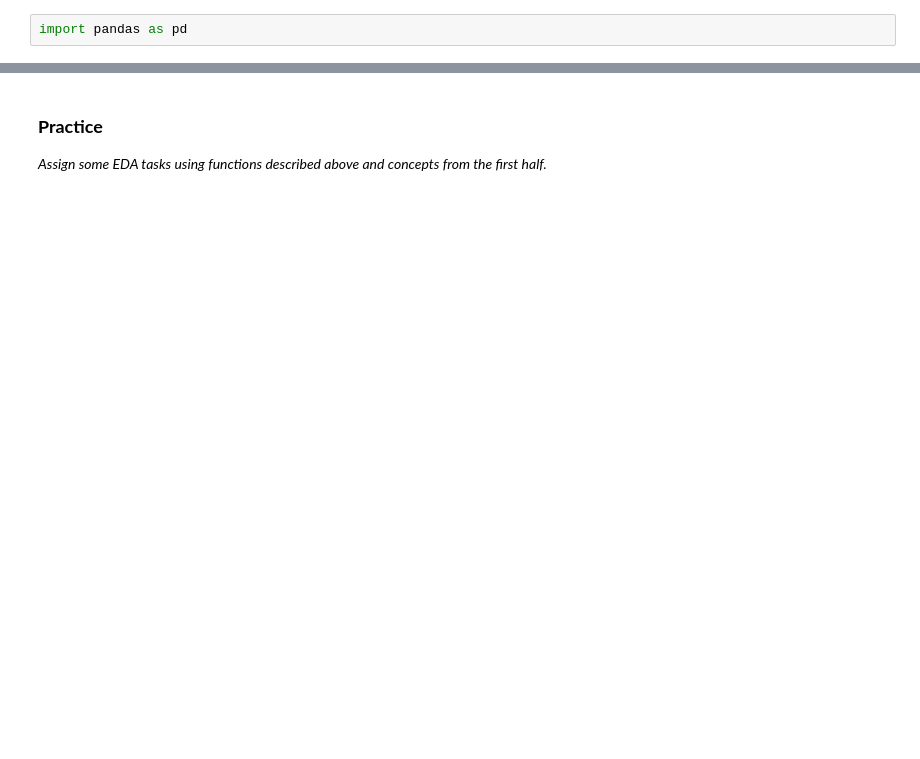
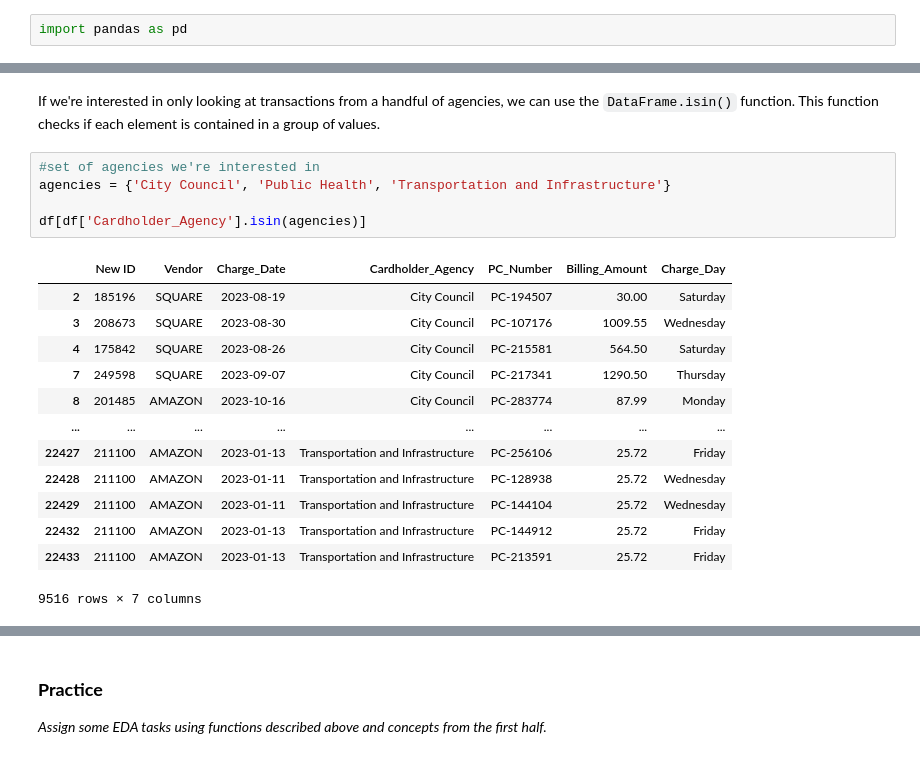
Before and after one commit to kayley-smiley/Python-Training, a Jupyter notebook: Python_for_Beginners_Part_1_(Instructor_Version).ipynb, the cells around one changed output, grey strips where cells are left out. Drawn from its saved outputs; the diff is of its cells as text; blank space fills up the shorter version.

```diff
--- a/Python_for_Beginners_Part_1_(Instructor_Version).ipynb
+++ b/Python_for_Beginners_Part_1_(Instructor_Version).ipynb
@@ -593,0 +926,21 @@ The table below contains some helpful functions from the pandas library.
+# %% [markdown]
+If we're interested in only looking at transactions from a handful of agencies, we can use the `DataFrame.isin()` function. This function checks if each element is contained in a group of values.
+# %%
+#set of agencies we're interested in
+agencies = {'City Council', 'Public Health', 'Transportation and Infrastructure'}
+
+df[df['Cardholder_Agency'].isin(agencies)]
+# %% [output]
+|  | New ID | Vendor | Charge_Date | Cardholder_Agency | PC_Number | Billing_Amount | Charge_Day |
+| 2 | 185196 | SQUARE | 2023-08-19 | City Council | PC-194507 | 30.00 | Saturday |
+| 3 | 208673 | SQUARE | 2023-08-30 | City Council | PC-107176 | 1009.55 | Wednesday |
+| 4 | 175842 | SQUARE | 2023-08-26 | City Council | PC-215581 | 564.50 | Saturday |
+| 7 | 249598 | SQUARE | 2023-09-07 | City Council | PC-217341 | 1290.50 | Thursday |
+| 8 | 201485 | AMAZON | 2023-10-16 | City Council | PC-283774 | 87.99 | Monday |
+| ... | ... | ... | ... | ... | ... | ... | ... |
+| 22427 | 211100 | AMAZON | 2023-01-13 | Transportation and Infrastructure | PC-256106 | 25.72 | Friday |
+| 22428 | 211100 | AMAZON | 2023-01-11 | Transportation and Infrastructure | PC-128938 | 25.72 | Wednesday |
+| 22429 | 211100 | AMAZON | 2023-01-11 | Transportation and Infrastructure | PC-144104 | 25.72 | Wednesday |
+| 22432 | 211100 | AMAZON | 2023-01-13 | Transportation and Infrastructure | PC-144912 | 25.72 | Friday |
+| 22433 | 211100 | AMAZON | 2023-01-13 | Transportation and Infrastructure | PC-213591 | 25.72 | Friday |
+9516 rows × 7 columns
```
Also changed, not shown: parts of 116 cells of this notebook.
